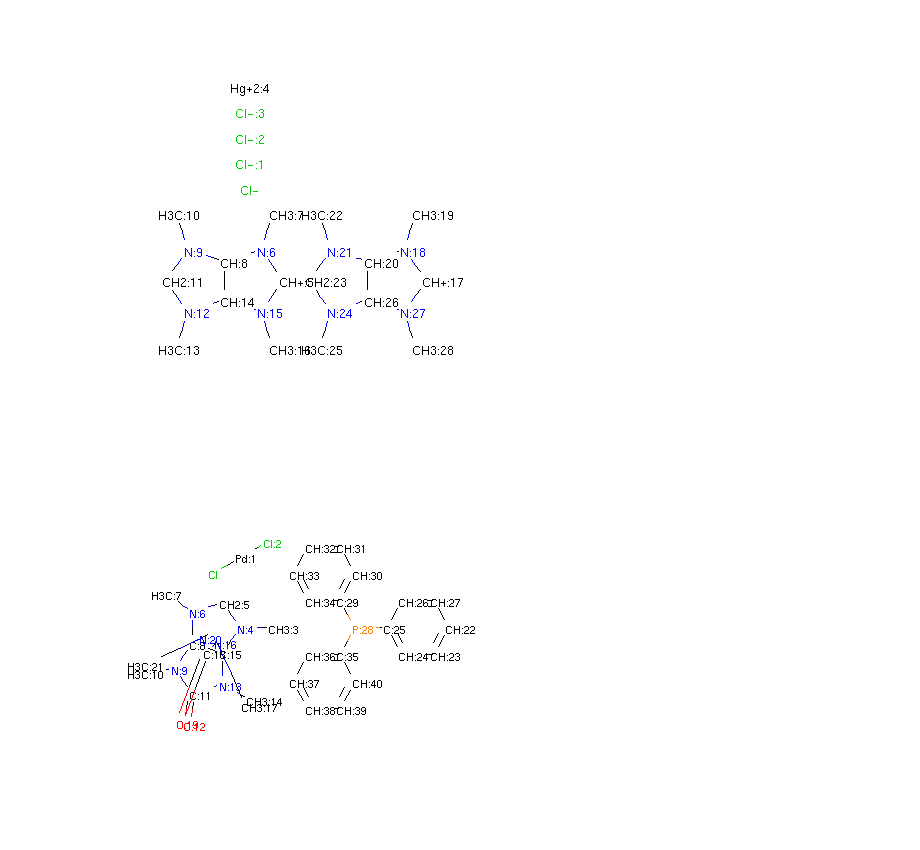
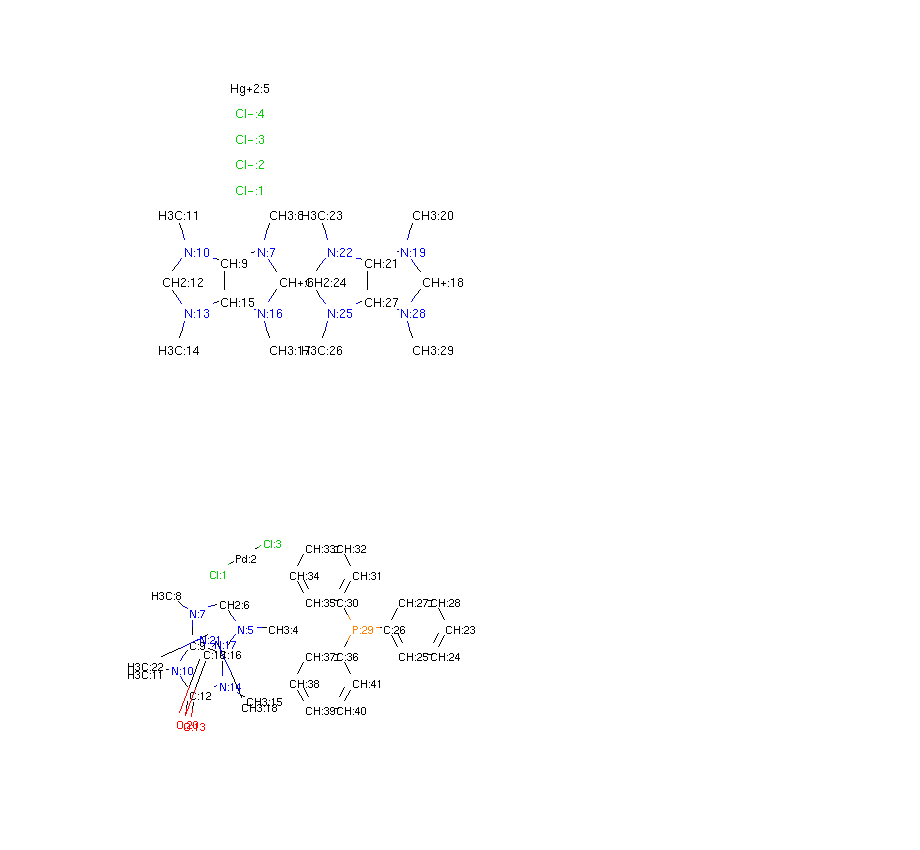
Before and after one commit to ualibweb/UALIB_ChemStructures, a Jupyter notebook: Jupyter_IndexTemplate/Organometallics_PCnonstandardBonds.ipynb, the cells around one changed output. Drawn from its saved outputs; the diff is of its cells as text; code cells hidden in the pictures.

```diff
--- a/Jupyter_IndexTemplate/Organometallics_PCnonstandardBonds.ipynb
+++ b/Jupyter_IndexTemplate/Organometallics_PCnonstandardBonds.ipynb
@@ -5,9 +5,9 @@ from rdkit import Chem
 from rdkit.Chem import Draw
 # %%
 # draw molecules with Atom Index (see RDKit Cookbook)
-def mol_with_atom_index(mol):
+def molblock_with_atom_index(mol):
        for atom in mol.GetAtoms():
-           atom.SetAtomMapNum(atom.GetIdx())
+           atom.SetAtomMapNum(atom.GetIdx() +1) # adding one here to align with indexing of molblock (1) vs SMILES (0)
        return mol
 # %%
 # UALIB-506
@@ -47,33 +47,33 @@ UALIB_506 = Chem.MolFromMolBlock("""
   6  7  1  0
   7  8  1  0
   7  9  1  0
   9 10  1  0
  10 11  1  0
  10 12  1  0
  12 13  1  0
  13 14  1  0
  13 15  1  0
  15 16  1  0
  16 17  1  0
  18 19  1  0
  19 20  1  0
  19 21  1  0
  21 22  1  0
  22 23  1  0
  22 24  1  0
  24 25  1  0
  25 26  1  0
  25 27  1  0
  27 28  1  0
  28 29  1  0
  16  6  1  0
  28 18  1  0
  15  9  1  0
  27 21  1  0
 M  CHG  7   1  -1   2  -1   3  -1   4  -1   5   2   6   1  18   1
 M  END""")
-mol_with_atom_index(UALIB_506)
+molblock_with_atom_index(UALIB_506)
 Chem.Draw.MolToImage(UALIB_506, size=(400, 400))
 # %% [output]
-[figure, old version]
+[figure, new version]
 # %%
```
Also changed, not shown: parts of 11 cells of this notebook, 5 other files.
